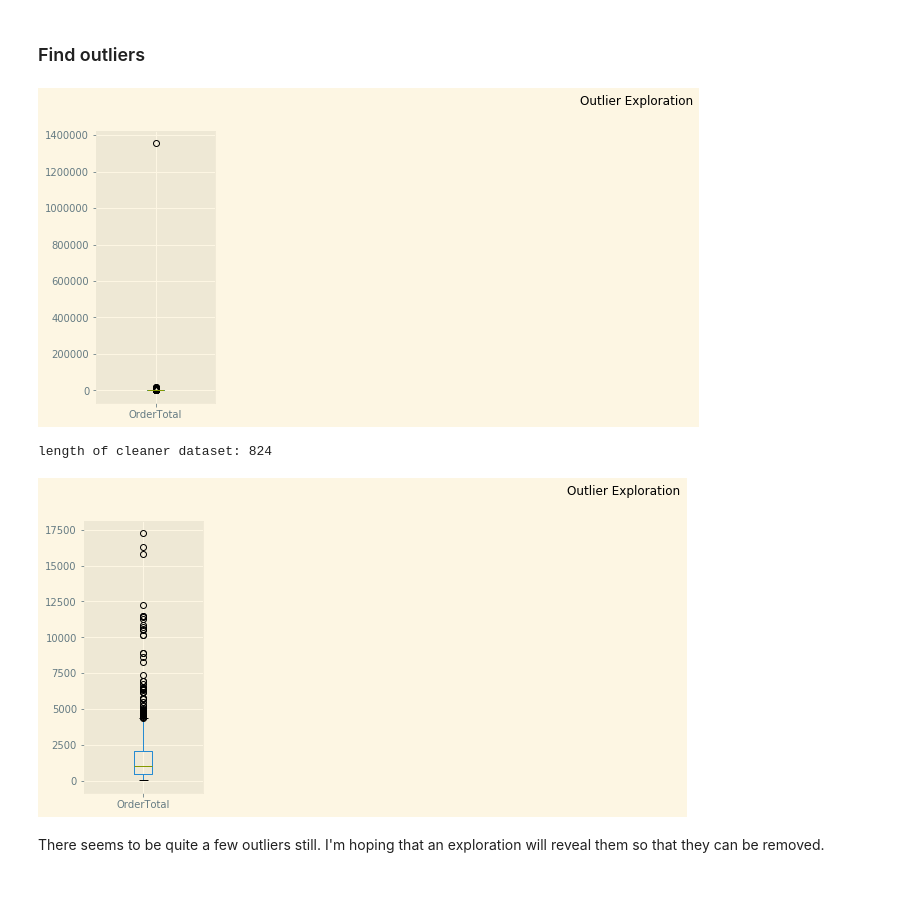
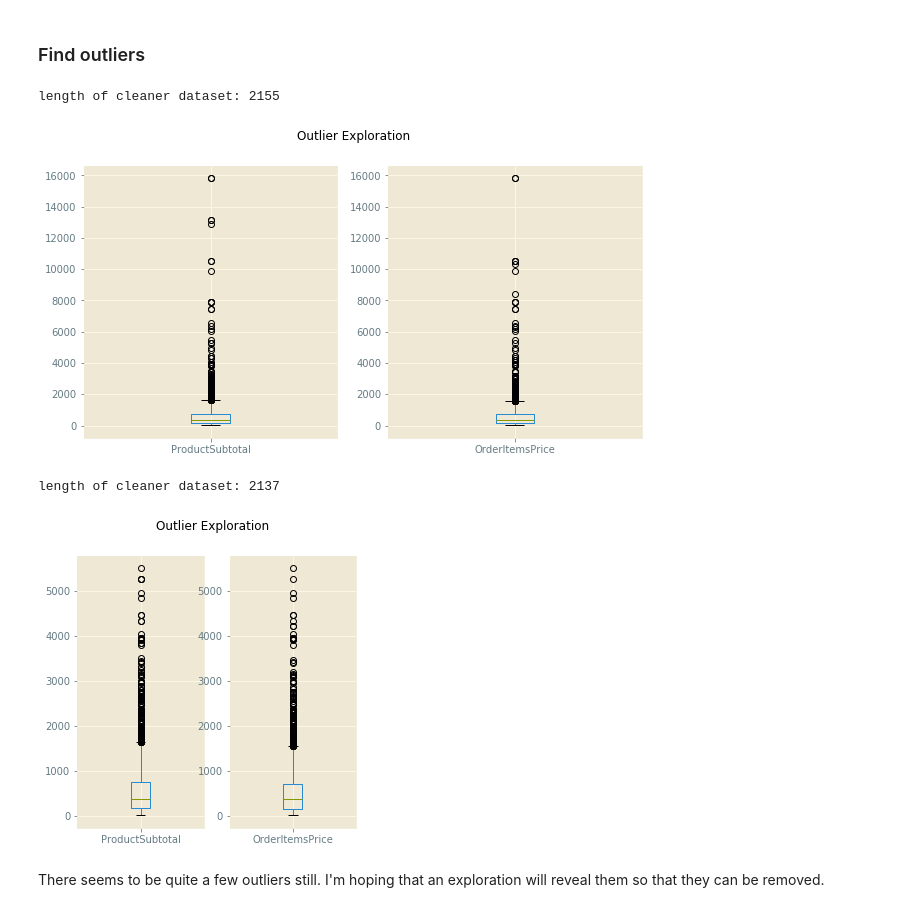
Before and after one commit to eannefawcett/Northwind-Database-Exploration, a Jupyter notebook: Reorder and Frieght.ipynb, the cells around one changed output. Cells and saved outputs as stored; diff of their text form; code cells hidden in the pictures.

```diff
--- a/Reorder and Frieght.ipynb
+++ b/Reorder and Frieght.ipynb
@@ -225,5 +217,5 @@ Index(['Id', 'ShipVia', 'Freight', 'ItemTotal', 'ReorderLevel'], dtype='object')
 # %%
 multi = df.copy(deep=True)
-mulit = multi.set_index(['Id', 'ShipVia', 'Freight', 'ReorderLevel'], inplace=True)
+mulit = multi.set_index(['Id', 'ShipVia', 'ProductId'], inplace=True)
 multi.head()
 # %% [output]
@@ -320,0 +363,3 @@ memory usage: 75.0+ KB
+# %%
+sort1['ProductSubtotal'] = sort1['ProductPrice'] * sort1['Quantity']
+sort1.sample(10)
@@ -320,0 +379,3 @@ memory usage: 75.0+ KB
+# %%
+sort1['OrderItemsPrice'] = sort1['OrderPrice'] * sort1['Quantity']
+sort1.sample(10)
@@ -322,26 +396,34 @@ memory usage: 75.0+ KB
 ### Find outliers
 # %%
 # outlier identification
-fig01 = plt.figure(figsize=(20,5))
+print('length of cleaner dataset: ' + str(len(sort1)))
+
+fig01 = plt.figure(figsize=(10,5))
 fig01.suptitle('Outlier Exploration')
 
-ax = fig01.add_subplot(181)
-ax1 = table.OrderTotal.plot(kind='box')
+ax = fig01.add_subplot(121)
+ax1 = sort1.ProductSubtotal.plot(kind='box')
+ax = fig01.add_subplot(122)
+ax2 = sort1.OrderItemsPrice.plot(kind='box')
 # %% [output]
+length of cleaner dataset: 2155
-[figure, old version]
+[figure, new version]
 # %%
 # management of outliers
-table = table.loc[table['OrderTotal'] < 200000]
-print('length of cleaner dataset: ' + str(len(table)))
+no_outliers = sort1.loc[sort1['ProductSubtotal'] < 6000]
+no_outliers = no_outliers.loc[no_outliers['OrderItemsPrice'] < 6000]
+print('length of cleaner dataset: ' + str(len(no_outliers)))
 
-fig02 = plt.figure(figsize=(20,5))
+fig02 = plt.figure(figsize=(5,5))
 fig02.suptitle('Outlier Exploration')
 
-ax = fig02.add_subplot(181)
-ax1 = table.OrderTotal.plot(kind='box')
+ax = fig02.add_subplot(121)
+ax1 = no_outliers.ProductSubtotal.plot(kind='box')
+ax = fig02.add_subplot(122)
+ax2 = no_outliers.OrderItemsPrice.plot(kind='box')
 # %% [output]
-length of cleaner dataset: 824
+length of cleaner dataset: 2137
-[figure, old version]
+[figure, new version]
 # %% [markdown]
 There seems to be quite a few outliers still. I'm hoping that an exploration will reveal them so that they can be removed.
 # %% [markdown]
```
Also changed, not shown: parts of 38 cells of this notebook, 1 other file.
